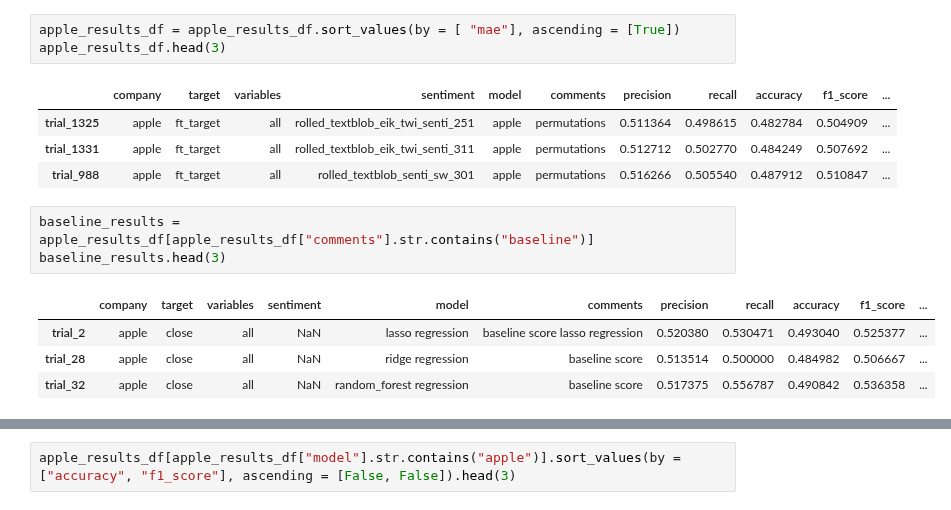
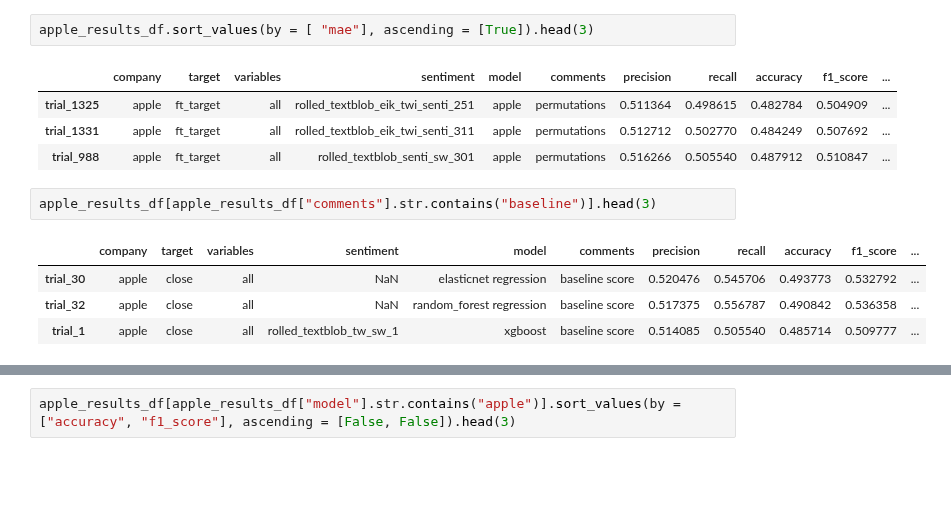
Before and after one commit to Diegozu97/thesis_code, a Jupyter notebook: 06_results_analysis.ipynb, the cells around one changed output, grey strips where cells are left out. Drawn from its saved outputs; the diff is of its cells as text; blank space fills up the shorter version.

```diff
--- a/06_results_analysis.ipynb
+++ b/06_results_analysis.ipynb
@@ -122,19 +102,17 @@ apple_results_df = pd.read_csv(results_folder + "/apple_results_summary.csv", in
 apple_results_df = apple_results_df[apple_results_df["model"] != "lasso regression"]
 #apple_results_df = apple_results_df.sort_values(by = ["accuracy", "mae", "f1_score"], ascending = [False, True, False])
 # %%
-apple_results_df = apple_results_df.sort_values(by = [ "mae"], ascending = [True])
-apple_results_df.head(3)
+apple_results_df.sort_values(by = [ "mae"], ascending = [True]).head(3)
 # %% [output]
 |  | company | target | variables | sentiment | model | comments | precision | recall | accuracy | f1_score | ... |
 | trial_1325 | apple | ft_target | all | rolled_textblob_eik_twi_senti_251 | apple | permutations | 0.511364 | 0.498615 | 0.482784 | 0.504909 | ... |
 | trial_1331 | apple | ft_target | all | rolled_textblob_eik_twi_senti_311 | apple | permutations | 0.512712 | 0.502770 | 0.484249 | 0.507692 | ... |
 | trial_988 | apple | ft_target | all | rolled_textblob_senti_sw_301 | apple | permutations | 0.516266 | 0.505540 | 0.487912 | 0.510847 | ... |
 # %%
-baseline_results = apple_results_df[apple_results_df["comments"].str.contains("baseline")]
-baseline_results.head(3)
+apple_results_df[apple_results_df["comments"].str.contains("baseline")].head(3)
 # %% [output]
 |  | company | target | variables | sentiment | model | comments | precision | recall | accuracy | f1_score | ... |
-| trial_2 | apple | close | all | NaN | lasso regression | baseline score lasso regression | 0.520380 | 0.530471 | 0.493040 | 0.525377 | ... |
-| trial_28 | apple | close | all | NaN | ridge regression | baseline score | 0.513514 | 0.500000 | 0.484982 | 0.506667 | ... |
+| trial_30 | apple | close | all | NaN | elasticnet regression | baseline score | 0.520476 | 0.545706 | 0.493773 | 0.532792 | ... |
 | trial_32 | apple | close | all | NaN | random_forest regression | baseline score | 0.517375 | 0.556787 | 0.490842 | 0.536358 | ... |
+| trial_1 | apple | close | all | rolled_textblob_tw_sw_1 | xgboost | baseline score | 0.514085 | 0.505540 | 0.485714 | 0.509777 | ... |
 # %%
```
Also changed, not shown: parts of 9 cells of this notebook, 1 other file.
